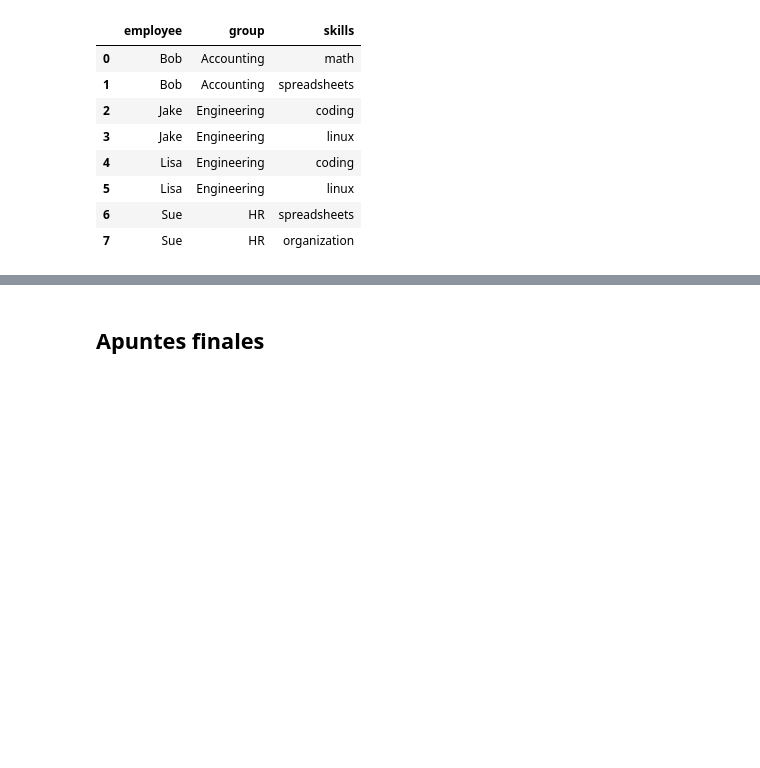
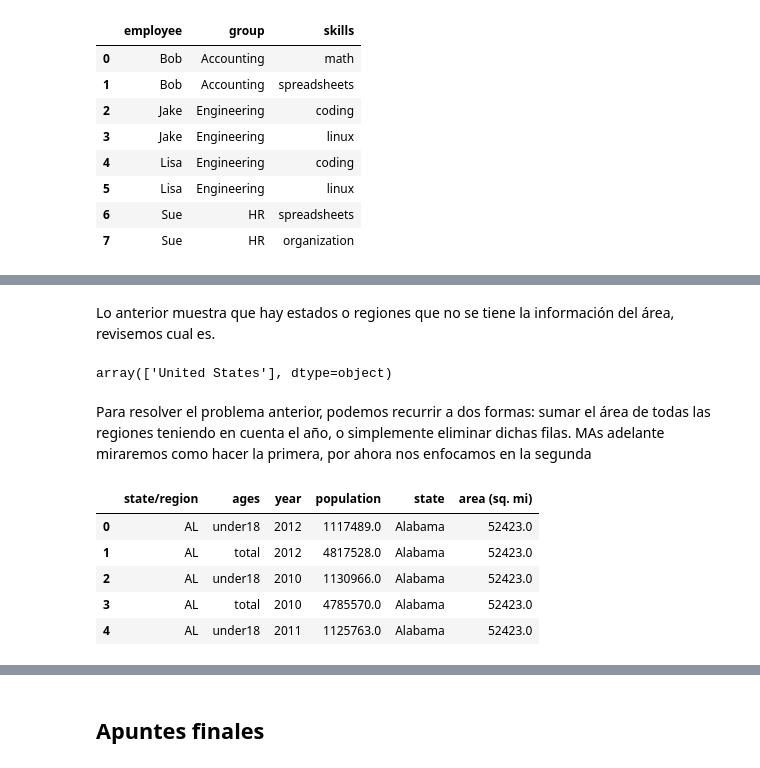
Before and after one commit to sruap1214/EC_Finance, a Jupyter notebook: Notebooks/04a_ManipulacionDatosVisualizacion.ipynb, the cells around one changed output, grey strips where cells are left out. Cells and saved outputs as stored; diff of their text form; code cells hidden in the pictures; blank space fills up the shorter version.

```diff
--- a/Notebooks/04a_ManipulacionDatosVisualizacion.ipynb
+++ b/Notebooks/04a_ManipulacionDatosVisualizacion.ipynb
@@ -988,0 +1176,18 @@ pd.merge(df1, df5)
+# %% [markdown]
+Lo anterior muestra que hay estados o regiones que no se tiene la información del área, revisemos cual es.
+# %%
+final.loc[final['area (sq. mi)'].isnull(),'state'].unique()
+# %% [output]
+array(['United States'], dtype=object)
+# %% [markdown]
+Para resolver el problema anterior, podemos recurrir a dos formas: sumar el área de todas las regiones teniendo en cuenta el año, o simplemente eliminar dichas filas. MAs adelante miraremos como hacer la primera, por ahora nos enfocamos en la segunda
+# %%
+final.dropna(inplace=True)
+final.head()
+# %% [output]
+|  | state/region | ages | year | population | state | area (sq. mi) |
+| 0 | AL | under18 | 2012 | 1117489.0 | Alabama | 52423.0 |
+| 1 | AL | total | 2012 | 4817528.0 | Alabama | 52423.0 |
+| 2 | AL | under18 | 2010 | 1130966.0 | Alabama | 52423.0 |
+| 3 | AL | total | 2010 | 4785570.0 | Alabama | 52423.0 |
+| 4 | AL | under18 | 2011 | 1125763.0 | Alabama | 52423.0 |
```
Also changed, not shown: parts of 60 cells of this notebook, 1 other file.
